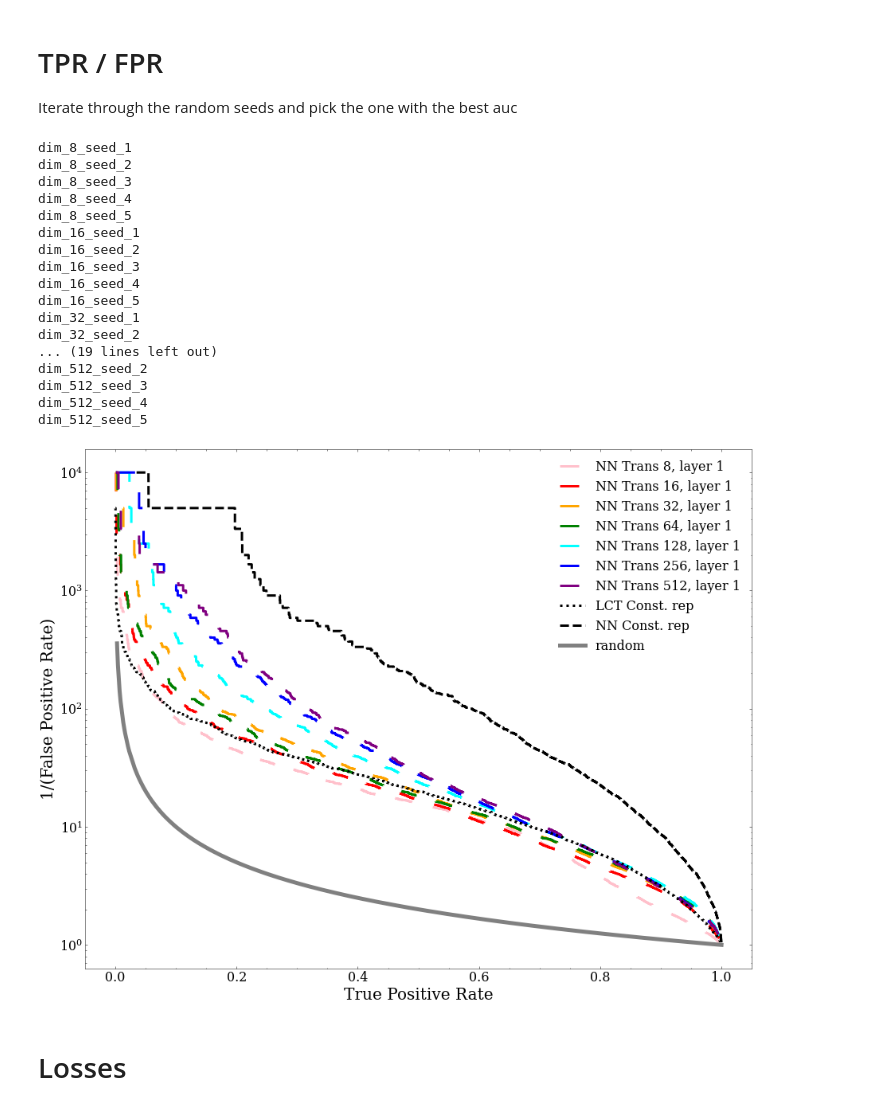
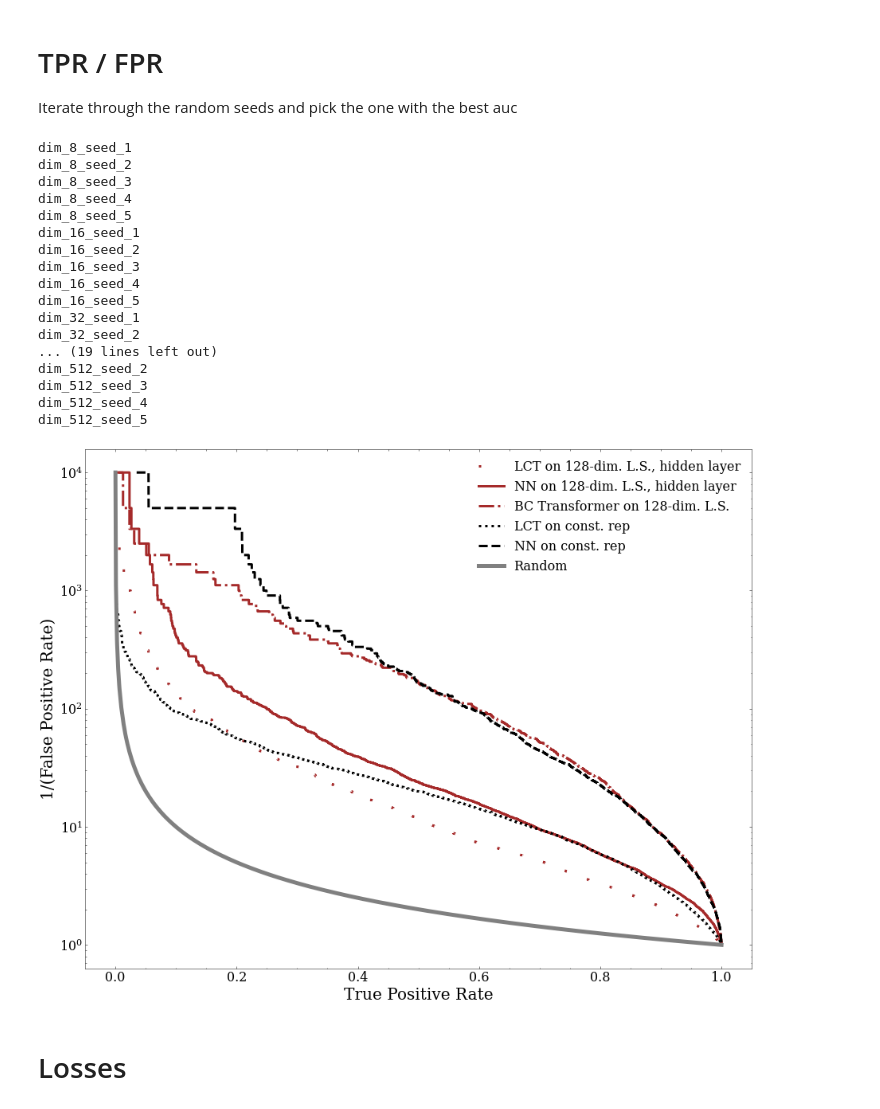
Before and after one commit to rmastand/JetCLR_AD, a Jupyter notebook: scripts/final_plots_with_seeds.ipynb, the cells around one changed output. Saved outputs shown, nothing was run; the diff lists cells and outputs as text; code cells hidden in the pictures.

```diff
--- a/scripts/final_plots_with_seeds.ipynb
+++ b/scripts/final_plots_with_seeds.ipynb
@@ -114,6 +114,8 @@ for dim in dims_list:
 
 
 colors = ["pink", "red", "orange", "green", "cyan", "blue", "purple", "brown", "grey", "black","C11"]
+colors = ["brown"]
+
 #colors = ["blue", "red", "blue", "red", "blue", "red", "blue", "red", "blue","red"]
 
 
@@ -123,8 +125,12 @@ fig = plt.figure(figsize = (15,12))
 l = 3
 
 layer = 1
+
+layer_id_dict = {0:"transformer layer", 1:"hidden layer", 2:"output layer"}
+
+
 dims_list = [64]
-dims_list = [8, 16, 32, 64, 128, 256, 512]
+dims_list = [128]
 
 
 #dims_list = [16]
@@ -134,49 +140,49 @@ for i, dim in enumerate(dims_list):
 
     # ALL DIMS
     #"""
-    #plt.plot(lct_tpr_dict[layer][dim], 1.0/lct_fpr_dict[layer][dim], label = "LCT Trans "+str(dim)+", layer "+str(layer), color = colors[i], linestyle = "solid",  linewidth = l)
-    plt.plot(nn_tpr_dict[layer][dim], 1.0/nn_fpr_dict[layer][dim], label = "NN Trans "+str(dim)+", layer "+str(layer), color = colors[i], linestyle = (0,(8,10)),  linewidth = l)
-    #plt.plot(trans_BC_tpr_dict[dim], 1.0/trans_BC_fpr_dict[dim], label = "Trans BC "+str(dim), color = colors[i], linestyle = "dashdot",  linewidth = l)
+    plt.plot(lct_tpr_dict[layer][dim], 1.0/lct_fpr_dict[layer][dim], label = "LCT on "+str(dim)+"-dim. L.S., "+str(layer_id_dict[layer]), color = colors[i], linestyle = (0,(1,10)),  linewidth = l)
+    plt.plot(nn_tpr_dict[layer][dim], 1.0/nn_fpr_dict[layer][dim], label = "NN on "+str(dim)+"-dim. L.S., "+str(layer_id_dict[layer]), color = colors[i], linestyle = "solid",  linewidth = l)
+    plt.plot(trans_BC_tpr_dict[dim], 1.0/trans_BC_fpr_dict[dim], label = "BC Transformer on "+str(dim)+"-dim. L.S.", color = colors[i], linestyle = "dashdot",  linewidth = l)
     #"""
 
 
 
-plt.plot(lct_const_rep_tpr_dict[dim], 1.0/lct_const_rep_fpr_dict[dim], label = "LCT Const. rep", color = "black", linestyle = "dotted",  linewidth = l)
-plt.plot(nn_const_rep_tpr_dict[dim], 1.0/nn_const_rep_fpr_dict[dim], label = "NN Const. rep", color = "black", linestyle = "dashed" , linewidth = l)
+plt.plot(lct_const_rep_tpr_dict[dim], 1.0/lct_const_rep_fpr_dict[dim], label = "LCT on const. rep", color = "black", linestyle = "dotted",  linewidth = l)
+plt.plot(nn_const_rep_tpr_dict[dim], 1.0/nn_const_rep_fpr_dict[dim], label = "NN on const. rep", color = "black", linestyle = "dashed" , linewidth = l)
 
-plt.plot(lct_tpr_dict[2][dim],1.0/lct_tpr_dict[2][dim], label = "random", color = "grey", linewidth = 5)
+plt.plot(lct_tpr_dict[2][dim],1.0/lct_tpr_dict[2][dim], label = "Random", color = "grey", linewidth = 5)
 
 plt.yscale("log")
 plt.xlabel("True Positive Rate")
 plt.ylabel("1/(False Positive Rate)")
 plt.legend()
 plt.show()
 
 
 
 img_name = "fpr.pdf"
 pp = PdfPages(img_name)
 pp.savefig(fig)
 pp.close()
 # %% [output]
 dim_8_seed_1
 dim_8_seed_2
 dim_8_seed_3
 dim_8_seed_4
 dim_8_seed_5
 dim_16_seed_1
 dim_16_seed_2
 dim_16_seed_3
 dim_16_seed_4
 dim_16_seed_5
 dim_32_seed_1
 dim_32_seed_2
 ... (19 lines left out)
 dim_512_seed_2
 dim_512_seed_3
 dim_512_seed_4
 dim_512_seed_5
-[figure, old version]
+[figure, new version]
 # %% [markdown]
 # Losses
 # %%
```
Also changed, not shown: parts of 1 cell of this notebook, 1 other file.
